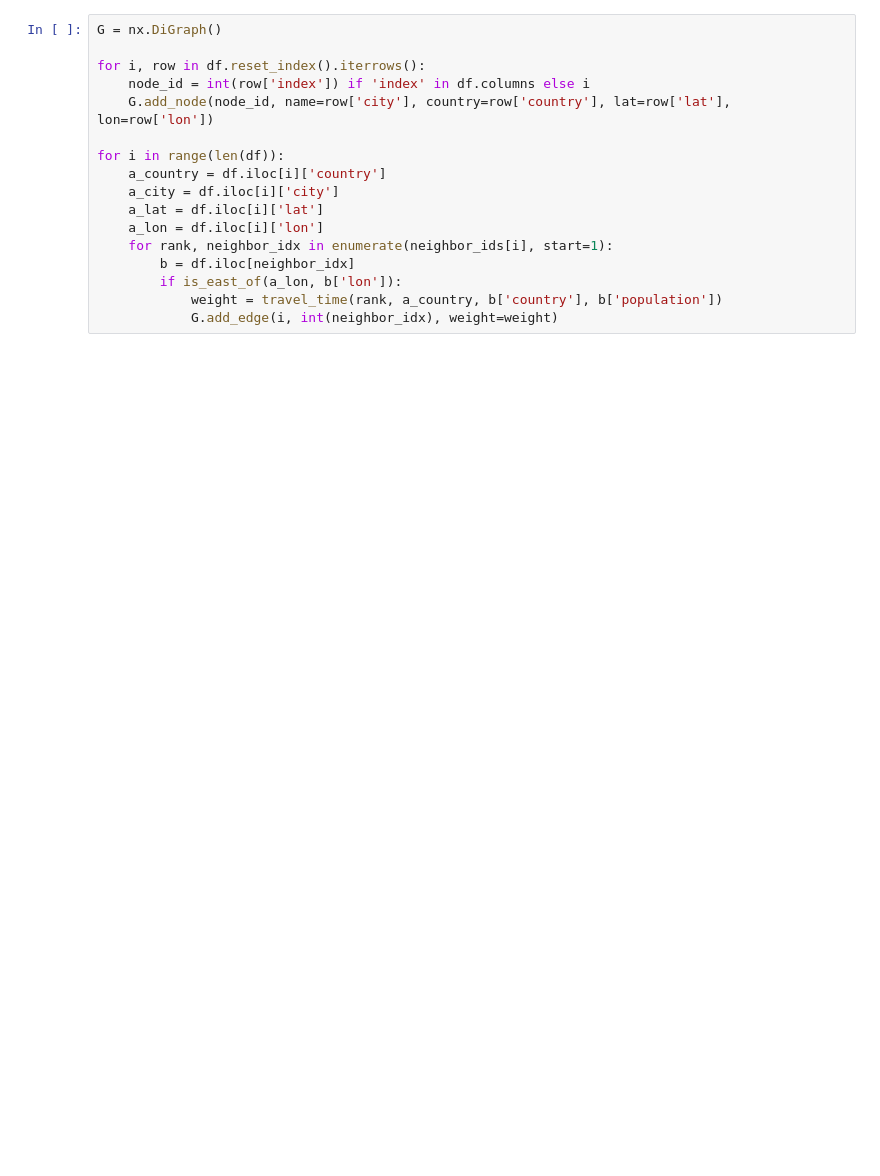
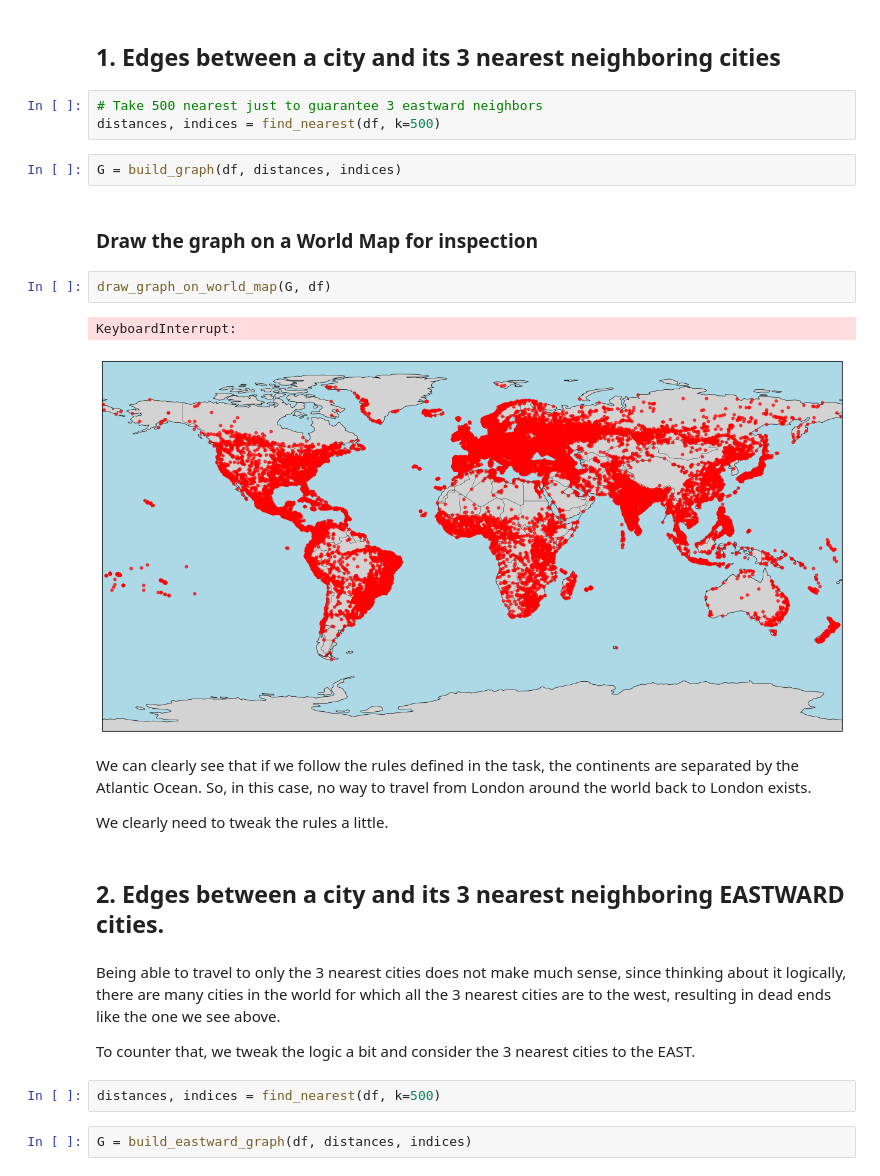
Before and after one commit to aqslky/Around-the-world, a Jupyter notebook: notebooks/02_constructing_graph.ipynb, the cells around one changed output. Drawn from its saved outputs; the diff is of its cells as text; blank space fills up the shorter version.

Commit message:
Update graph constructing notebook with description of all steps

```diff
--- a/notebooks/02_constructing_graph.ipynb
+++ b/notebooks/02_constructing_graph.ipynb
@@ -44,17 +38,28 @@ array([[ 873342,  873599,  877115],
-# %%
-G = nx.DiGraph()
-
-for i, row in df.reset_index().iterrows():
-    node_id = int(row['index']) if 'index' in df.columns else i
-    G.add_node(node_id, name=row['city'], country=row['country'], lat=row['lat'], lon=row['lon'])
-
-for i in range(len(df)):
-    a_country = df.iloc[i]['country']
-    a_city = df.iloc[i]['city']
-    a_lat = df.iloc[i]['lat']
-    a_lon = df.iloc[i]['lon']
-    for rank, neighbor_idx in enumerate(neighbor_ids[i], start=1):
-        b = df.iloc[neighbor_idx]
-        if is_east_of(a_lon, b['lon']):
-            weight = travel_time(rank, a_country, b['country'], b['population'])
-            G.add_edge(i, int(neighbor_idx), weight=weight)
+# %% [markdown]
+## 1. Edges between a city and its 3 nearest neighboring cities
+# %%
+# Take 500 nearest just to guarantee 3 eastward neighbors
+distances, indices = find_nearest(df, k=500)
+# %%
+G = build_graph(df, distances, indices)
+# %% [markdown]
+### Draw the graph on a World Map for inspection
+# %%
+draw_graph_on_world_map(G, df)
+# %% [output]
+KeyboardInterrupt:
+[figure, added]
+# %% [markdown]
+We can clearly see that if we follow the rules defined in the task, the continents are separated by the Atlantic Ocean. So, in this case, no way to travel from London around the world back to London exists.
+
+We clearly need to tweak the rules a little.
+# %% [markdown]
+## 2. Edges between a city and its 3 nearest neighboring EASTWARD cities.
+# %% [markdown]
+Being able to travel to only the 3 nearest cities does not make much sense, since thinking about it logically, there are many cities in the world for which all the 3 nearest cities are to the west, resulting in dead ends like the one we see above.
+
+To counter that, we tweak the logic a bit and consider the 3 nearest cities to the EAST.
+# %%
+distances, indices = find_nearest(df, k=500)
+# %%
+G = build_eastward_graph(df, distances, indices)
```
Also changed, not shown: parts of 21 cells of this notebook.
